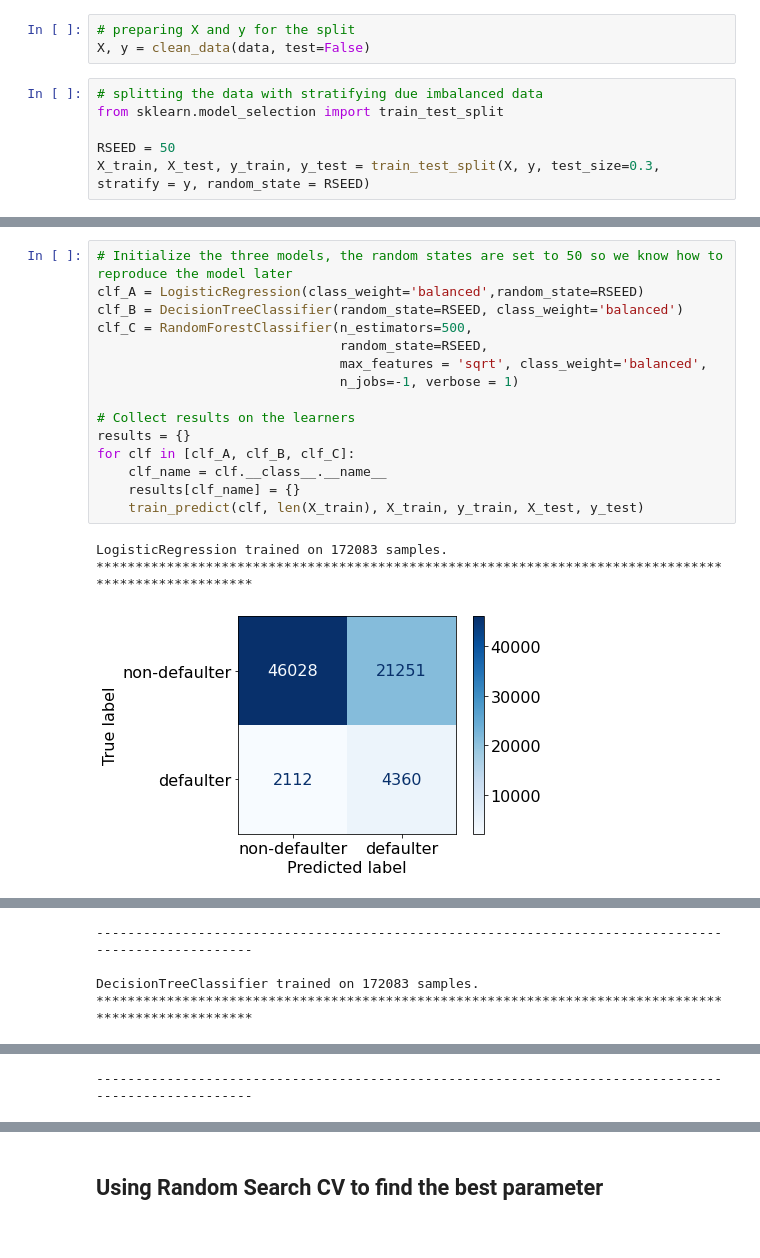
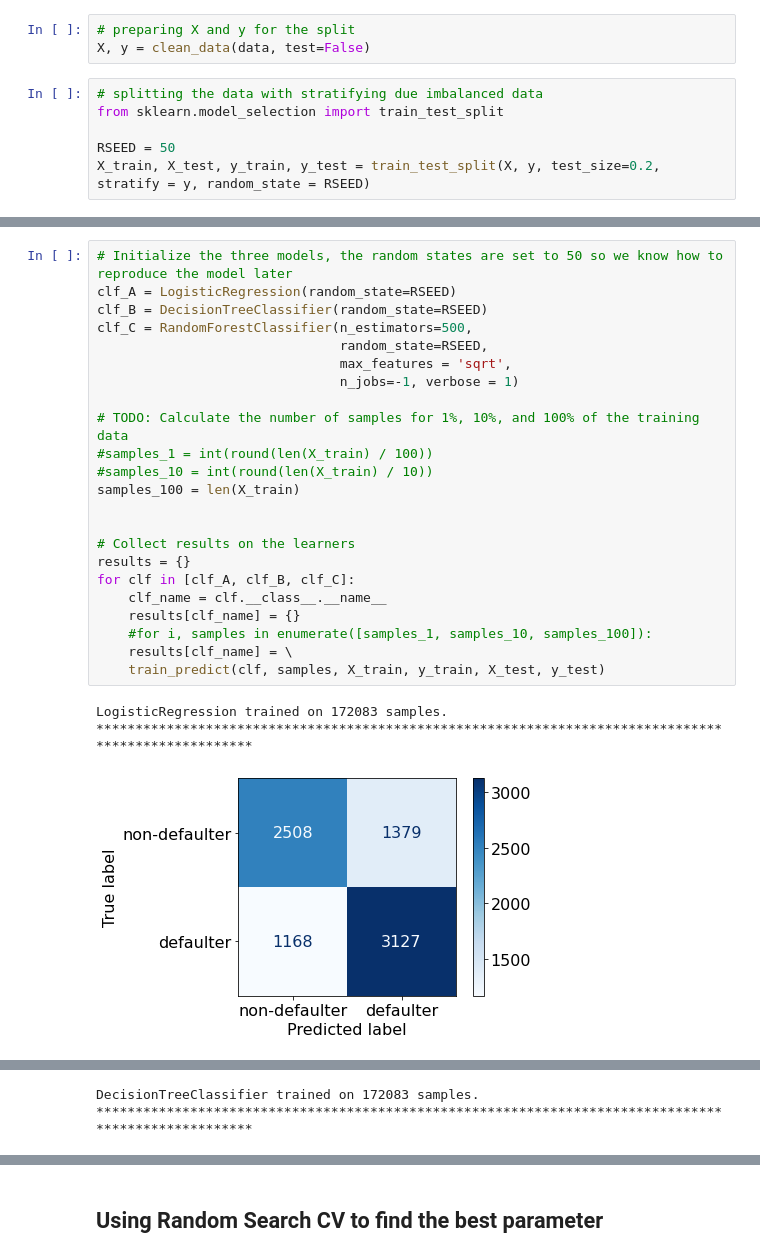
Before and after one commit to chandrakanthHA/Home_Credit, a Jupyter notebook: MODEL.ipynb, the cells around one changed output, grey strips where cells are left out. Saved outputs shown, nothing was run; the diff lists cells and outputs as text.

```diff
--- a/MODEL.ipynb
+++ b/MODEL.ipynb
@@ -121,7 +172,7 @@ X, y = clean_data(data, test=False)
 from sklearn.model_selection import train_test_split
 
 RSEED = 50
-X_train, X_test, y_train, y_test = train_test_split(X, y, test_size=0.3, stratify = y, random_state = RSEED)
+X_train, X_test, y_train, y_test = train_test_split(X, y, test_size=0.2, stratify = y, random_state = RSEED)
 # %%
 # importing Regression models and evaluation matrices
 from sklearn.model_selection import train_test_split
@@ -242,20 +308,28 @@ def train_predict(learner, sample_size, X_train, y_train, X_test, y_test):
     return results
 # %%
 # Initialize the three models, the random states are set to 50 so we know how to reproduce the model later
-clf_A = LogisticRegression(class_weight='balanced',random_state=RSEED)
-clf_B = DecisionTreeClassifier(random_state=RSEED, class_weight='balanced')
+clf_A = LogisticRegression(random_state=RSEED)
+clf_B = DecisionTreeClassifier(random_state=RSEED)
 clf_C = RandomForestClassifier(n_estimators=500,
                                random_state=RSEED,
-                               max_features = 'sqrt', class_weight='balanced',
+                               max_features = 'sqrt',
                                n_jobs=-1, verbose = 1)
+
+# TODO: Calculate the number of samples for 1%, 10%, and 100% of the training data
+#samples_1 = int(round(len(X_train) / 100))
+#samples_10 = int(round(len(X_train) / 10))
+samples_100 = len(X_train)
+
 
 # Collect results on the learners
 results = {}
 for clf in [clf_A, clf_B, clf_C]:
     clf_name = clf.__class__.__name__
     results[clf_name] = {}
-    train_predict(clf, len(X_train), X_train, y_train, X_test, y_test)
+    #for i, samples in enumerate([samples_1, samples_10, samples_100]):
+    results[clf_name] = \
+    train_predict(clf, samples, X_train, y_train, X_test, y_test)
 # %% [output]
 LogisticRegression trained on 172083 samples.
 ****************************************************************************************************
-[figure, old version]
+[figure, new version]
@@ -263,4 +337,2 @@ LogisticRegression trained on 172083 samples.
-----------------------------------------------------------------------------------------------------
-
 DecisionTreeClassifier trained on 172083 samples.
 ****************************************************************************************************
@@ -294,4 +367,3 @@ RandomForestClassifier trained on 172083 samples.
-----------------------------------------------------------------------------------------------------
 # %%
 #Printing out the values
 for i in results.items():
```
Also changed, not shown: parts of 20 cells of this notebook.
